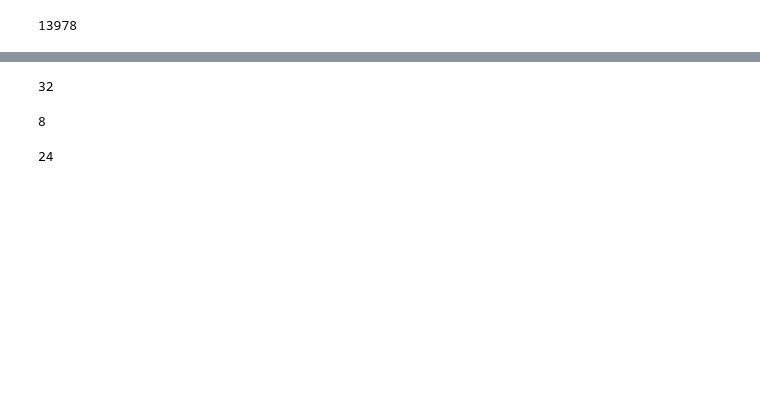
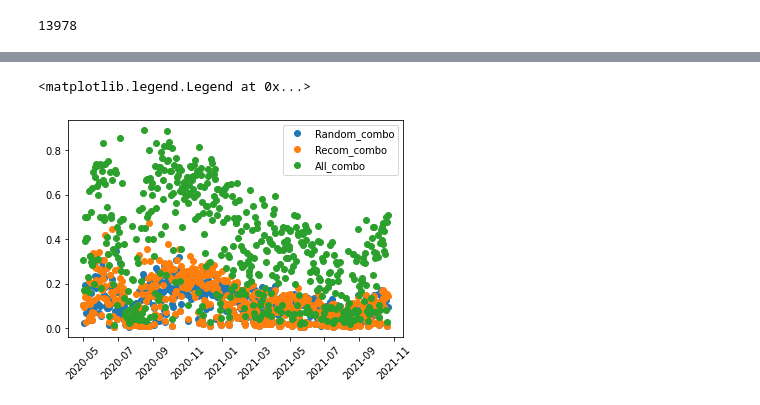
Before and after one commit to Takkoona/fixynergy, a Jupyter notebook: 6_linkage_comparison.ipynb, the cells around one changed output, grey strips where cells are left out. Saved outputs shown, nothing was run; the diff lists cells and outputs as text; code cells hidden in the pictures; blank space fills up the shorter version.

```diff
--- a/6_linkage_comparison.ipynb
+++ b/6_linkage_comparison.ipynb
@@ -87,26 +94,0 @@ plt.savefig("plots/venn_graph.pdf", bbox_inches="tight")
-# %%
-fixation_combo = []
-
-fix_group: pd.DataFrame
-for fix, fix_group in fixation_linkage.groupby("label", sort=False):
-    muts = set(m.split("_")[1][1:] for m in fix.split(","))
-    muts = muts.intersection(known_muts)
-    if len(muts) >= combo_min_num:
-        fixation_combo.extend(
-            (frozenset(i) for i in combinations(muts, combo_min_num))
-        )
-
-fixation_combo = set(fixation_combo).difference(existing_combo)
-assert len(fixation_combo.difference(all_possible_mut_combo)) == 0
-
-len(fixation_combo)
-# %% [output]
-32
-# %%
-len(recommended_combo.intersection(fixation_combo))
-# %% [output]
-8
-# %%
-len(fixation_combo.difference(recommended_combo))
-# %% [output]
-24
@@ -131,0 +95,7 @@ len(fixation_combo.difference(recommended_combo))
+# %%
+unreached_combo = all_possible_mut_combo.difference(existing_combo)
+possible_combo = recommended_combo.intersection(all_possible_mut_combo)
+random_combo = set(random.sample(
+    list(unreached_combo),
+    k=len(possible_combo)
+))
@@ -131,0 +136,23 @@ len(fixation_combo.difference(recommended_combo))
+# %%
+future_combo_stat_dated = future_combo_stat[future_combo_stat["Hit"] > 10].set_index("Date")
+
+plt.plot_date(
+    future_combo_stat_dated.index,
+    future_combo_stat_dated["Hit_random"] / future_combo_stat_dated["Target"],
+    label="Random_combo"
+)
+plt.plot_date(
+    future_combo_stat_dated.index,
+    future_combo_stat_dated["Hit_recom"] / future_combo_stat_dated["Target"],
+    label="Recom_combo"
+)
+plt.plot_date(
+    future_combo_stat_dated.index,
+    future_combo_stat_dated["Hit"] / future_combo_stat_dated["Target"],
+    label="All_combo"
+)
+plt.xticks(rotation=45)
+plt.legend()
+# %% [output]
+<matplotlib.legend.Legend at 0x...>
+[figure, added]
```
Also changed, not shown: parts of 13 cells of this notebook, 6 other files.
